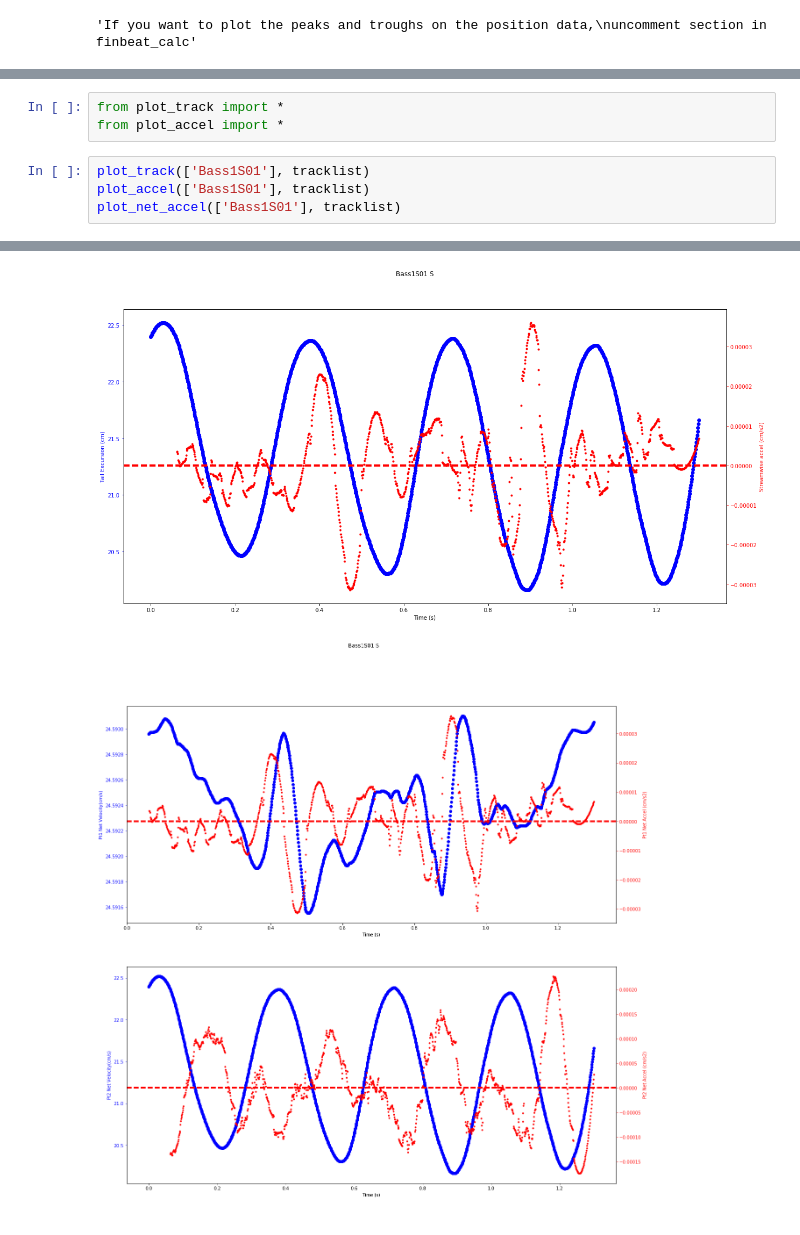
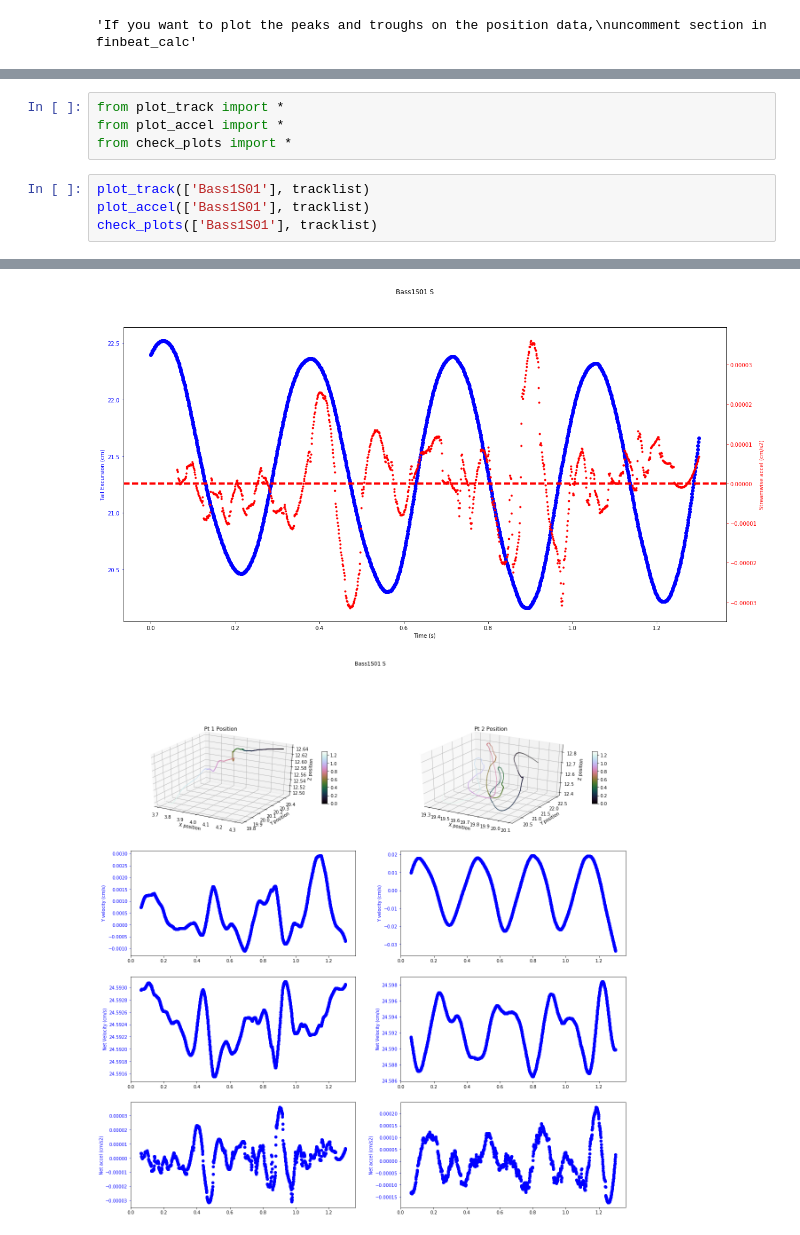
Before and after one commit to kfeilich/FishTrackProcessing, a Jupyter notebook: AccelerationCodeTesting.ipynb, the cells around one changed output, grey strips where cells are left out. Drawn from its saved outputs; the diff is of its cells as text.

```diff
--- a/AccelerationCodeTesting.ipynb
+++ b/AccelerationCodeTesting.ipynb
@@ -111,11 +69,12 @@ tracklist['Bass1S01']['data']
 # %%
 from plot_track import *
 from plot_accel import *
+from check_plots import *
 # %%
 plot_track(['Bass1S01'], tracklist)
 plot_accel(['Bass1S01'], tracklist)
-plot_net_accel(['Bass1S01'], tracklist)
+check_plots(['Bass1S01'], tracklist)
 # %% [output]
 [figure]
 [figure]
-[figure, old version]
+[figure, new version]
```
Also changed, not shown: parts of 6 cells of this notebook, 1 other file.
